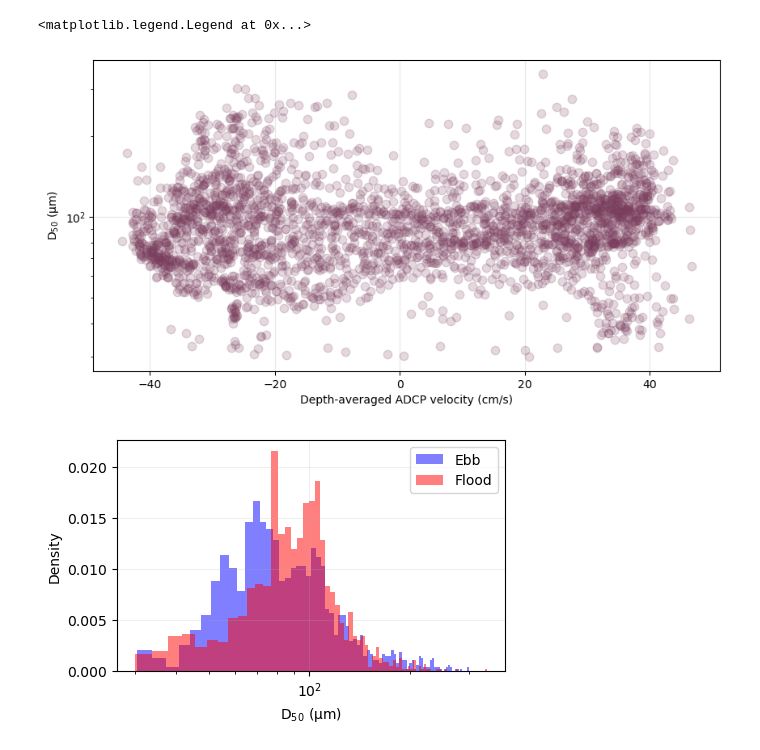
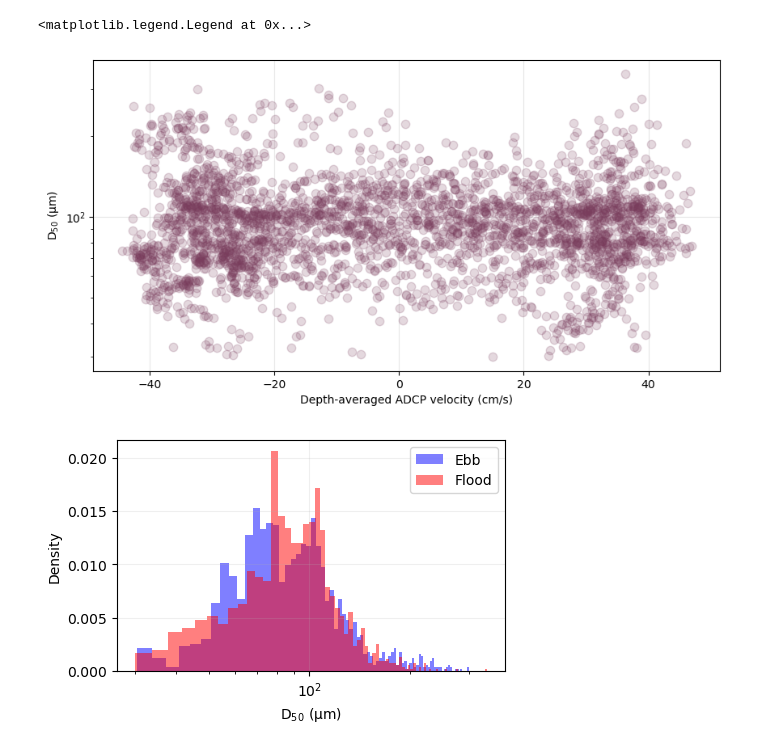
Before and after one commit to sienna-white/enkf_sediment, a Jupyter notebook: plot_floc_mod_ens.ipynb, the cells around one changed output. Saved outputs shown, nothing was run; the diff lists cells and outputs as text; code cells hidden in the pictures.

```diff
--- a/plot_floc_mod_ens.ipynb
+++ b/plot_floc_mod_ens.ipynb
@@ -236,7 +397,7 @@ ax.set_xlim(mtime[50], mtime[-1])
 # %%
 
 # interpolate LISST data and ACDP data
-df_l = pd.Series(np.squeeze(d50), index=dates)
+df_l = pd.Series(np.squeeze(d50), index=ldates)
 df_v = pd.DataFrame(index=rtime)
 df_v['velocity'] = adcp_u.mean(dim='depth')
 
@@ -244,35 +405,35 @@ df_v['velocity'] = adcp_u.mean(dim='depth')
 df_l_interp = df_l.reindex(df_v.index.union(df_l.index)).interpolate('time').reindex(df_v.index)
 
 
 df_v['d50'] = df_l_interp
 df_v.dropna(inplace=True)
 df_v = df_v[df_v['d50'] > 30] # remove negative values
 
 fig = plt.figure(figsize=(10, 5))
 ax = plt.gca()
 
 ax.plot(df_v.velocity, df_v.d50, '.', color='#7A3D5D', label="LISST D$_{50}$", alpha=0.2, markersize=15)
 ax.set_yscale('log')
 ax.set_xlabel("Depth-averaged ADCP velocity (cm/s)")
 ax.set_ylabel("D$_{50}$ (µm)")
 ax.grid(alpha=0.3)
 
 # Histogram for flood and ebb
 ebb = df_v[df_v.velocity < 0]
 flood = df_v[df_v.velocity > 0]
 fig = plt.figure(figsize=(5, 3))
 ax = plt.gca()
 ax.hist(ebb.d50, bins=80, alpha=0.5, label="Ebb", color='b', density=True)
 ax.hist(flood.d50, bins=80, alpha=0.5, label="Flood", color='r', density=True)
 ax.set_xscale('log')
 ax.set_xlabel("D$_{50}$ (µm)")
 ax.grid(alpha=0.2)
 ax.set_ylabel("Density")
 ax.legend()
 # %% [output]
 <matplotlib.legend.Legend at 0x...>
-[figure, old version]
+[figure, new version]
-[figure, old version]
+[figure, new version]
 # %%
 import numpy as np
 
```
Also changed, not shown: parts of 10 cells of this notebook, 3 other files.
